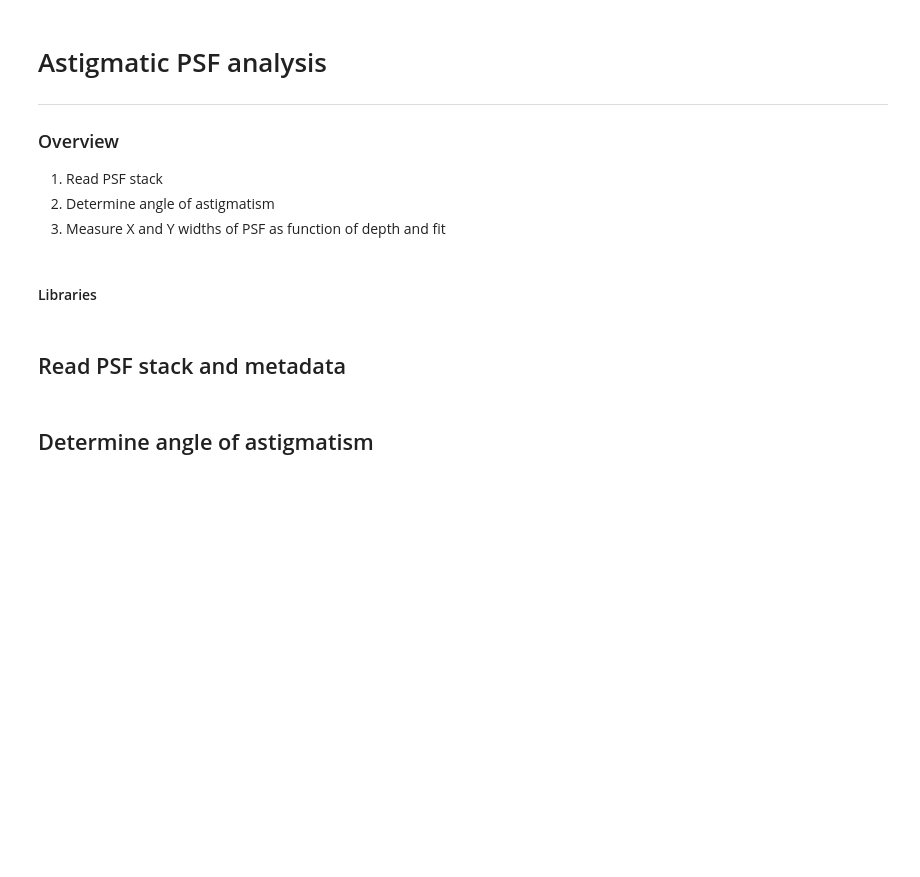
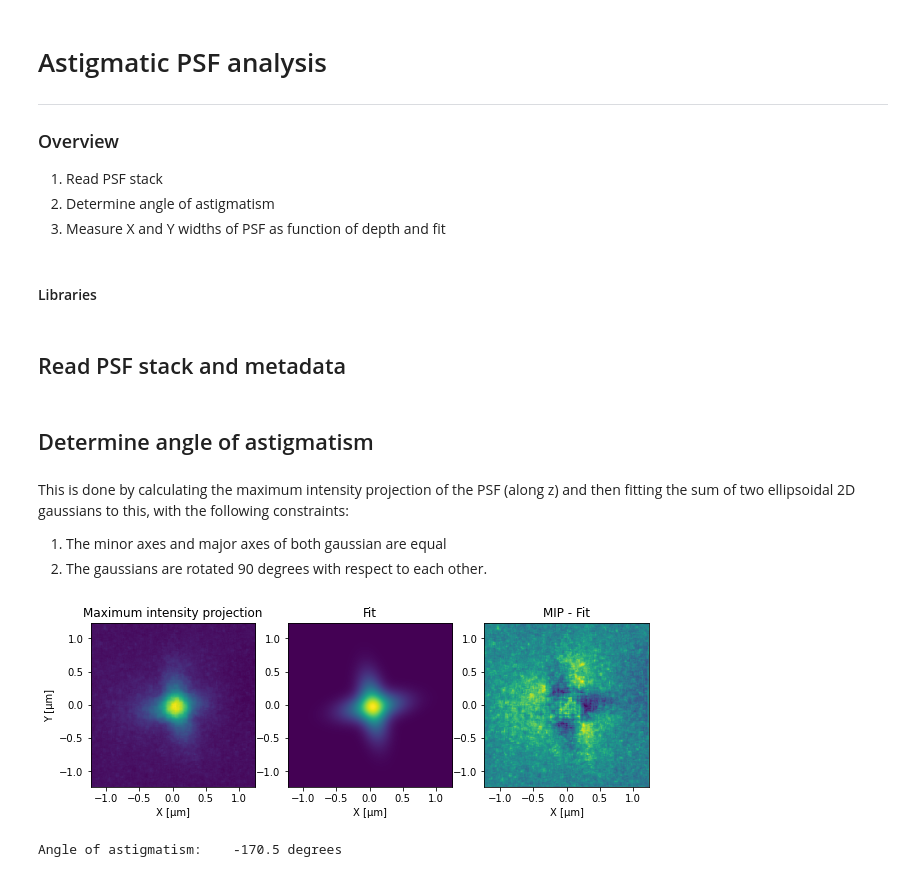
Before and after one commit to hoogenboom-group/PSF-Extractor, a Jupyter notebook: notebooks/Analysis_astigmatic_PSF.ipynb, the cells around one changed output. Cells and saved outputs as stored; diff of their text form; code cells hidden in the pictures; blank space fills up the shorter version.

Commit message:
Implemented the determination of astigmatic angle
Based on old code from Daan, included method to determine angle of astigmatism of single PSF.

```diff
--- a/notebooks/Analysis_astigmatic_PSF.ipynb
+++ b/notebooks/Analysis_astigmatic_PSF.ipynb
@@ -18,8 +18,22 @@ import psf_extractor as psfe
 file_pattern = '../data/sample_zstack_astigmatism/'
 
 #read PSF stack
-stack = psfe.load_stack(file_pattern)
+psf = psfe.load_stack(file_pattern+'_output/psf_av.tif')
 #read pixel sizes from parameter file
 psx,psy,psz = psfe.read_parameters(file_pattern)
 # %% [markdown]
 ## Determine angle of astigmatism
+# %% [markdown]
+This is done by calculating the maximum intensity projection of the PSF (along z) and then fitting
+the sum of two ellipsoidal 2D gaussians to this, with the following constraints:
+1. The minor axes and major axes of both gaussian are equal
+2. The gaussians are rotated 90 degrees with respect to each other.
+# %%
+#get angle:     -    optionally, first guess of theta can be supplied through: get_angle_astigmatism(psf,45)
+theta, image, fit = psfe.get_angle_astigmatism(psf)
+
+#plot result
+psfe.plot_astigm_angle_fit(image, fit, psx, psy)
+# %% [output]
+[figure, added]
+Angle of astigmatism:    -170.5 degrees
```
Also changed, not shown: 3 other files.
